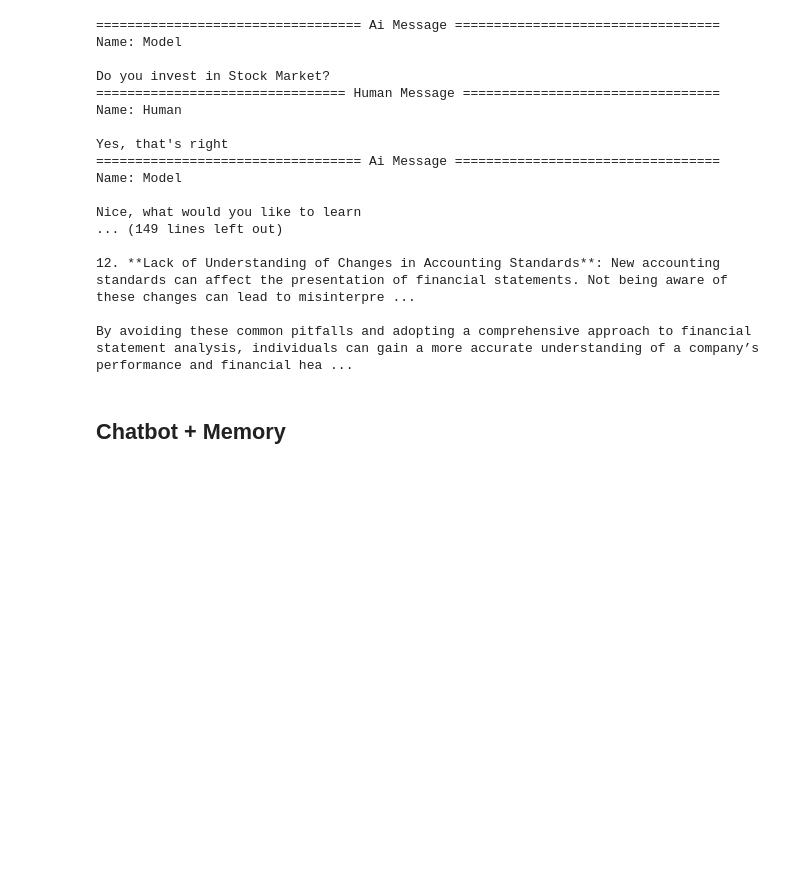
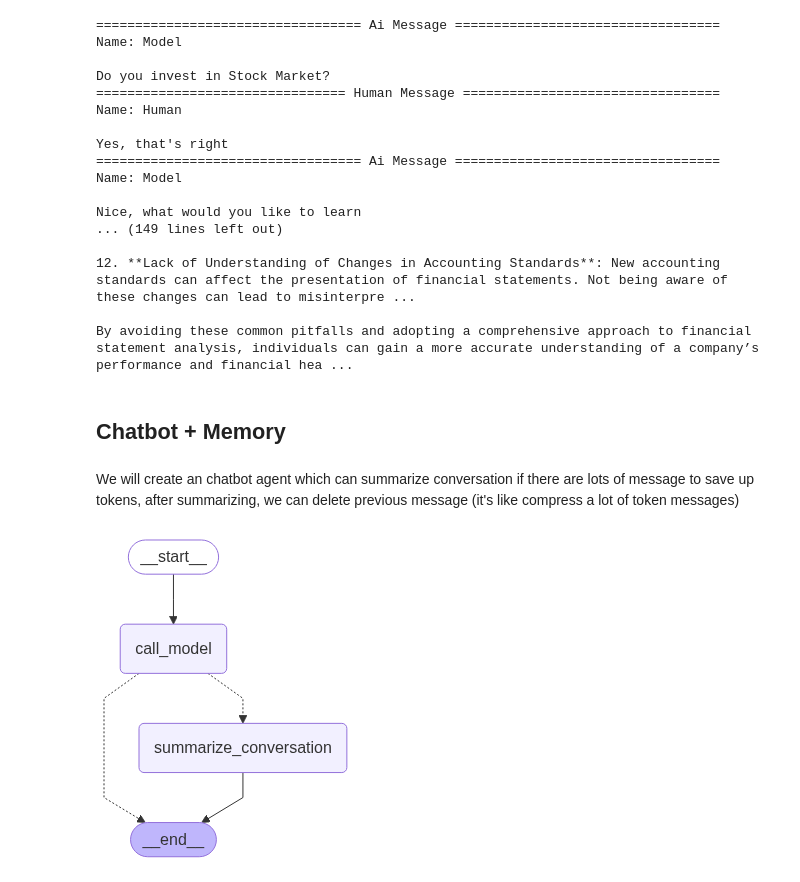
Before and after one commit to DerrickVericho/LLM-Portofolio, a Jupyter notebook: notebook/langgraph.ipynb, the cells around one changed output. Saved outputs shown, nothing was run; the diff lists cells and outputs as text; code cells hidden in the pictures; blank space fills up the shorter version.

Commit message:
feat: chatbot with memory (internal and db)

```diff
--- a/notebook/langgraph.ipynb
+++ b/notebook/langgraph.ipynb
@@ -1130,3 +1130,15 @@ Nice, what would you like to learn
 By avoiding these common pitfalls and adopting a comprehensive approach to financial statement analysis, individuals can gain a more accurate understanding of a company’s performance and financial hea ...
 # %% [markdown]
 ## Chatbot + Memory
+# %% [markdown]
+We will create an chatbot agent which can summarize conversation if there are lots of message to save up tokens, after summarizing, we can delete previous message (it's like compress a lot of token messages)
+# %%
+# Usecase for RAM memory, auto delete when program is finished or connection is closed
+conn = sqlite3.connect(":memory:")
+
+# Connect to local database
+conn = sqlite3.connect("db/memory.db", check_same_thread=False)
+
+# Checkpointer
+memory = MemorySaver() # -> No database, purely using python dict
+memory = SqliteSaver(conn)
@@ -1132,0 +1191,13 @@ By avoiding these common pitfalls and adopting a comprehensive approach to finan
+# %%
+builder = StateGraph(State)
+builder.add_node("call_model", call_model)
+builder.add_node("summarize_conversation", summarize_conversation)
+
+builder.add_edge(START, "call_model")
+builder.add_conditional_edges("call_model", should_summarize)
+builder.add_edge("summarize_conversation", END)
+
+graph = builder.compile(checkpointer=memory)
+display(Image(graph.get_graph().draw_mermaid_png()))
+# %% [output]
+[figure, added]
```
Also changed, not shown: parts of 9 cells of this notebook, 5 other files.
